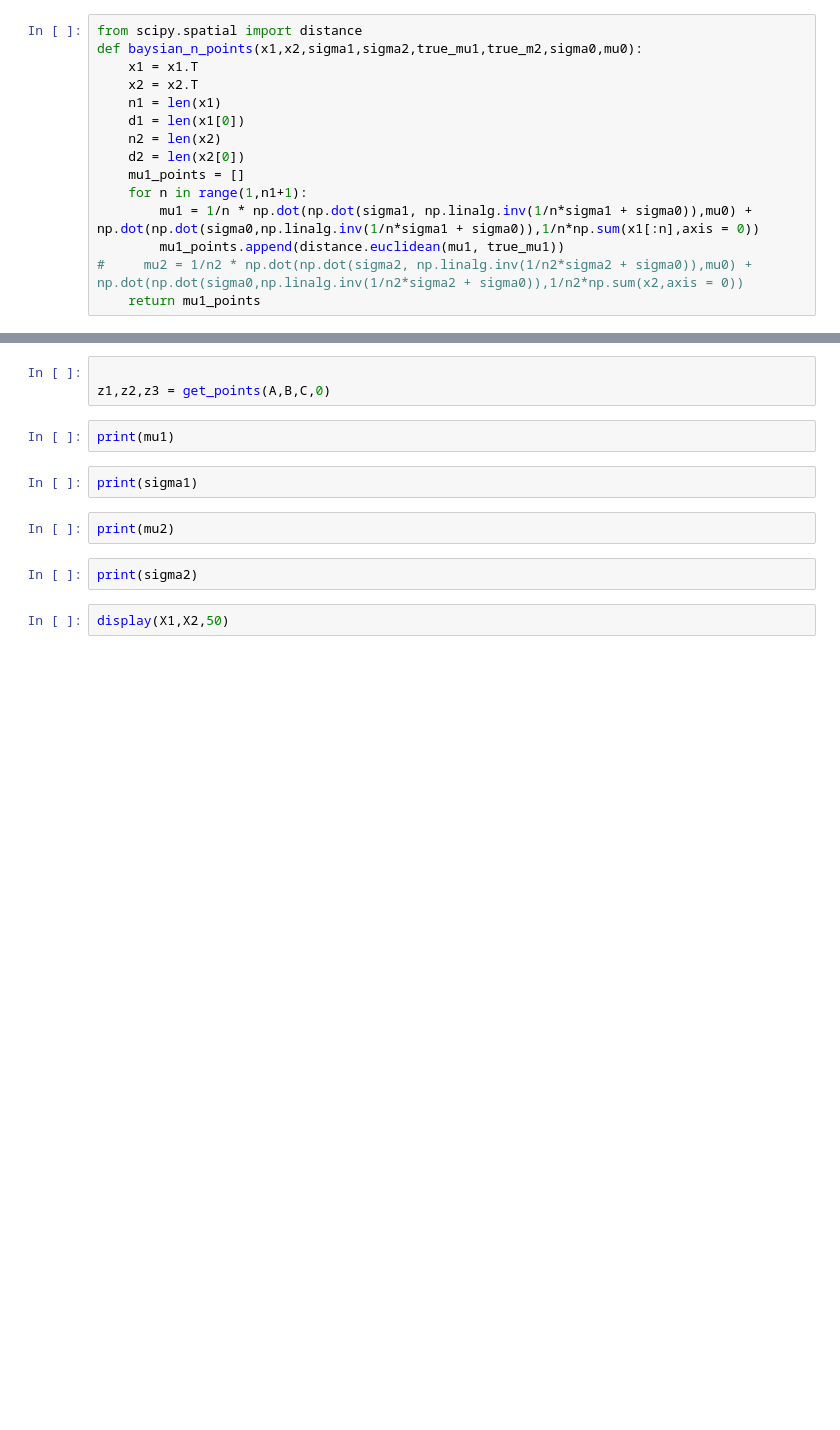
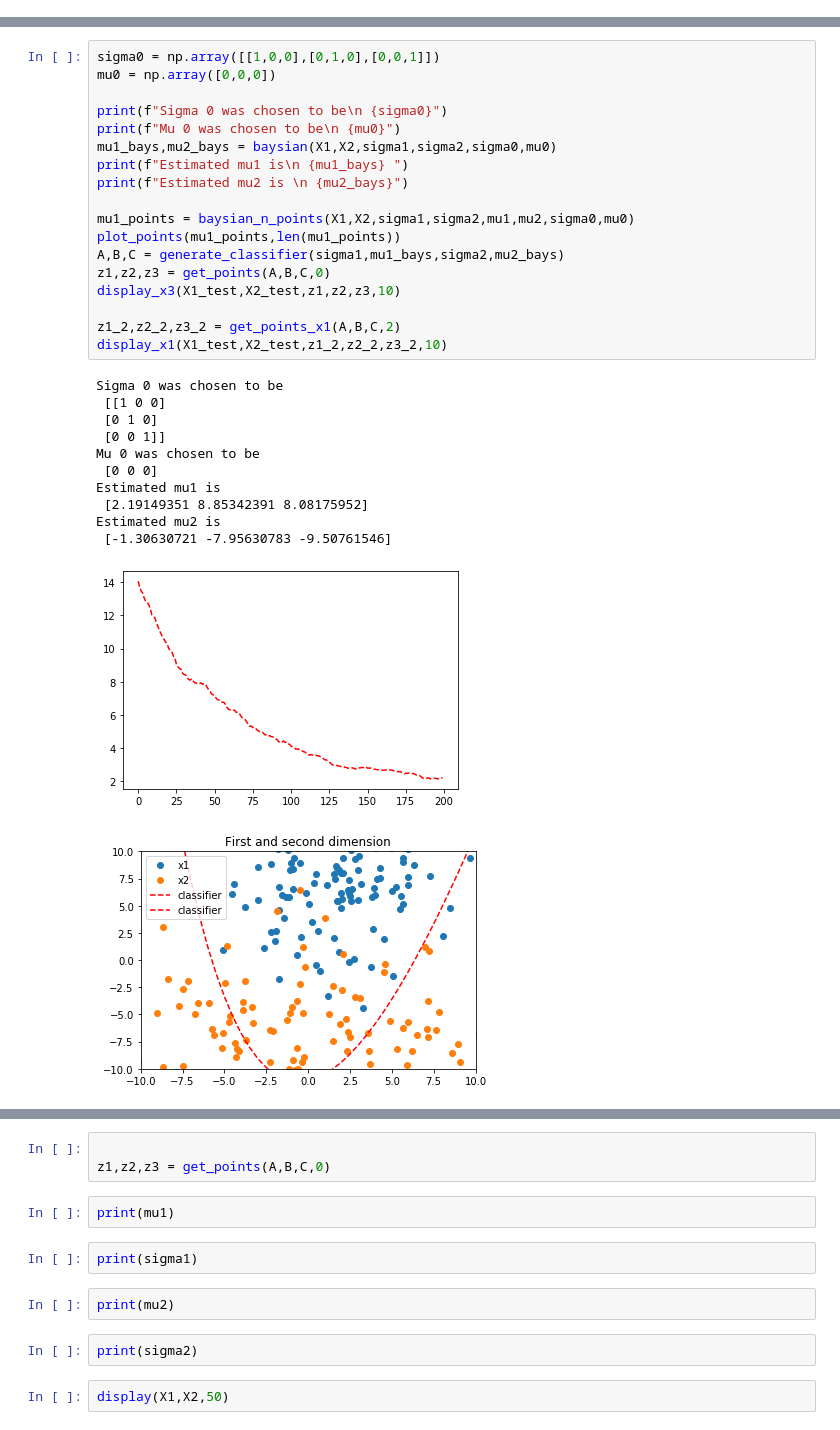
Before and after one commit to pvafaie/Pattern-recogntion, a Jupyter notebook: Pattern.ipynb, the cells around one changed output, grey strips where cells are left out. Cells and saved outputs as stored; diff of their text form; blank space fills up the shorter version.

```diff
--- a/Pattern.ipynb
+++ b/Pattern.ipynb
@@ -301,15 +0,0 @@ def Baysian(x1,x2,sigma1,sigma2,sigma0,mu0):
-# %%
-from scipy.spatial import distance
-def baysian_n_points(x1,x2,sigma1,sigma2,true_mu1,true_m2,sigma0,mu0):
-    x1 = x1.T
-    x2 = x2.T
-    n1 = len(x1)
-    d1 = len(x1[0])
-    n2 = len(x2)
-    d2 = len(x2[0])
-    mu1_points = []
-    for n in range(1,n1+1):
-        mu1 = 1/n * np.dot(np.dot(sigma1, np.linalg.inv(1/n*sigma1 + sigma0)),mu0) + np.dot(np.dot(sigma0,np.linalg.inv(1/n*sigma1 + sigma0)),1/n*np.sum(x1[:n],axis = 0))
-        mu1_points.append(distance.euclidean(mu1, true_mu1))
-#     mu2 = 1/n2 * np.dot(np.dot(sigma2, np.linalg.inv(1/n2*sigma2 + sigma0)),mu0) + np.dot(np.dot(sigma0,np.linalg.inv(1/n2*sigma2 + sigma0)),1/n2*np.sum(x2,axis = 0))
-    return mu1_points
@@ -538,0 +134,31 @@ the mean for first dimentions is 2.0
+# %%
+sigma0 = np.array([[1,0,0],[0,1,0],[0,0,1]])
+mu0 = np.array([0,0,0])
+
+print(f"Sigma 0 was chosen to be\n {sigma0}")
+print(f"Mu 0 was chosen to be\n {mu0}")
+mu1_bays,mu2_bays = baysian(X1,X2,sigma1,sigma2,sigma0,mu0)
+print(f"Estimated mu1 is\n {mu1_bays} ")
+print(f"Estimated mu2 is \n {mu2_bays}")
+
+mu1_points = baysian_n_points(X1,X2,sigma1,sigma2,mu1,mu2,sigma0,mu0)
+plot_points(mu1_points,len(mu1_points))
+A,B,C = generate_classifier(sigma1,mu1_bays,sigma2,mu2_bays)
+z1,z2,z3 = get_points(A,B,C,0)
+display_x3(X1_test,X2_test,z1,z2,z3,10)
+
+z1_2,z2_2,z3_2 = get_points_x1(A,B,C,2)
+display_x1(X1_test,X2_test,z1_2,z2_2,z3_2,10)
+# %% [output]
+Sigma 0 was chosen to be
+ [[1 0 0]
+ [0 1 0]
+ [0 0 1]]
+Mu 0 was chosen to be
+ [0 0 0]
+Estimated mu1 is
+ [2.19149351 8.85342391 8.08175952]
+Estimated mu2 is
+ [-1.30630721 -7.95630783 -9.50761546]
+[figure, added]
+[figure, added]
```
Also changed, not shown: parts of 27 cells of this notebook.
